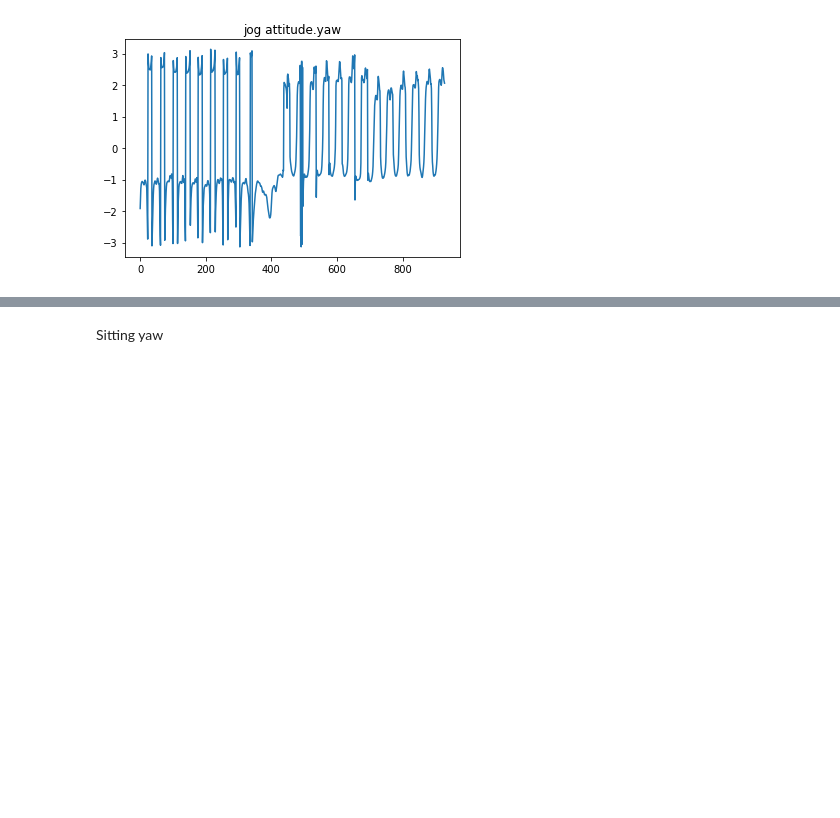
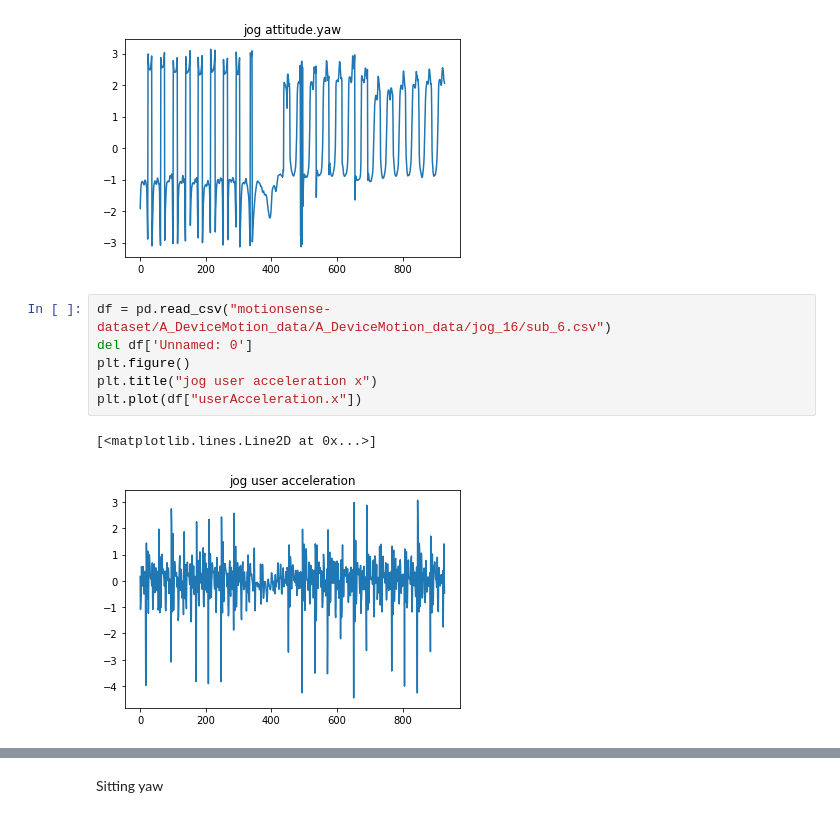
Before and after one commit to gio8tisu/HAR-timeseries-classification, a Jupyter notebook: Yaw.ipynb, the cells around one changed output, grey strips where cells are left out. Drawn from its saved outputs; the diff is of its cells as text; blank space fills up the shorter version.

```diff
--- a/Yaw.ipynb
+++ b/Yaw.ipynb
@@ -47,3 +54,12 @@ plt.plot(df["attitude.yaw"])
 # %% [output]
 [<matplotlib.lines.Line2D at 0x...>]
 [figure]
+# %%
+df = pd.read_csv("motionsense-dataset/A_DeviceMotion_data/A_DeviceMotion_data/jog_16/sub_6.csv")
+del df['Unnamed: 0']
+plt.figure()
+plt.title("jog user acceleration x")
+plt.plot(df["userAcceleration.x"])
+# %% [output]
+[<matplotlib.lines.Line2D at 0x...>]
+[figure, added]
```
Also changed, not shown: parts of 2 cells of this notebook, 13 other files.
